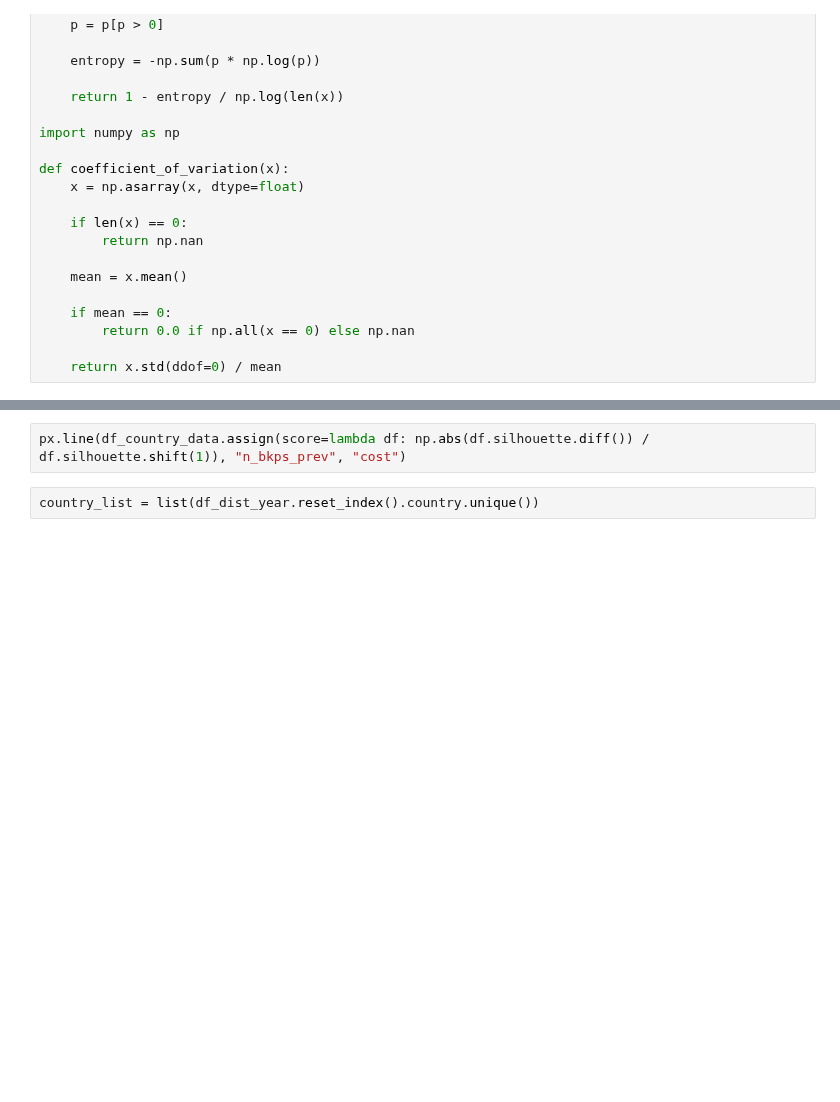
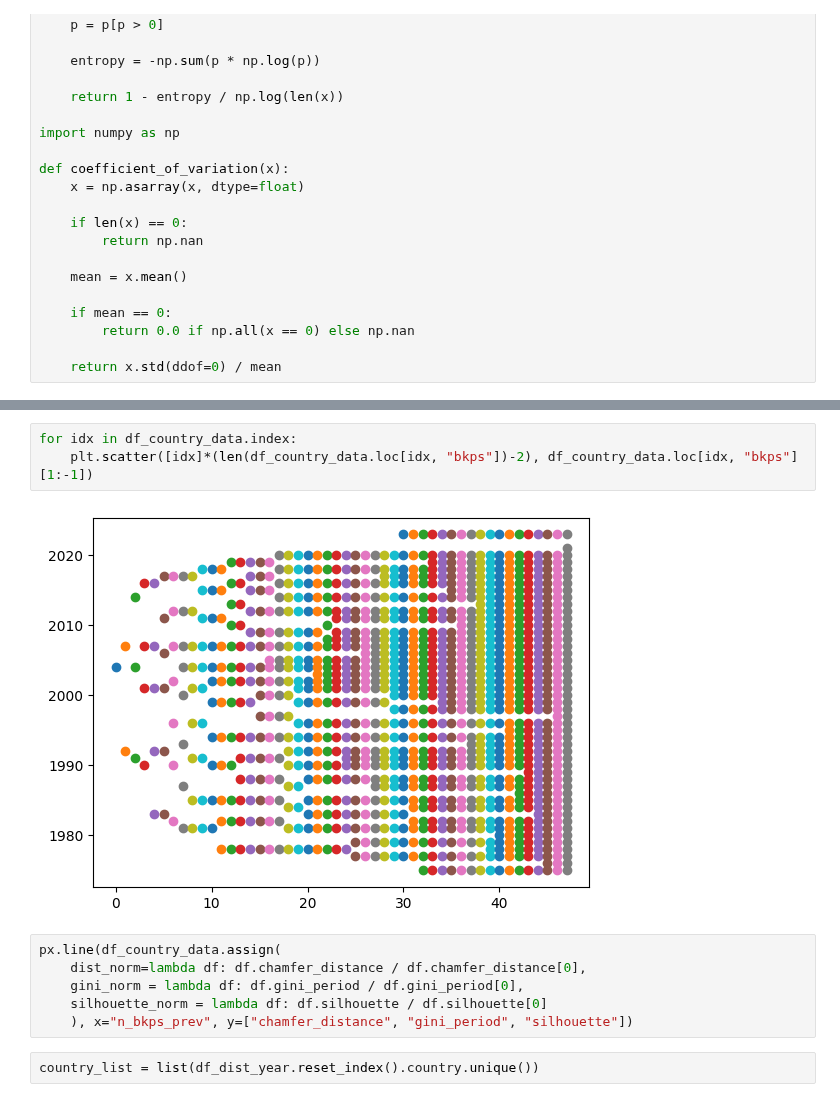
Before and after one commit to irivorobey/geoTopics, a Jupyter notebook: irina_clean/tipping_points_by_country.ipynb, the cells around one changed output, grey strips where cells are left out. Cells and saved outputs as stored; diff of their text form; blank space fills up the shorter version.

```diff
--- a/irina_clean/tipping_points_by_country.ipynb
+++ b/irina_clean/tipping_points_by_country.ipynb
@@ -504,5 +504,14 @@ df_country_data = get_country_data(country, algo, year_list_active, K, df_dist_t
-# %%
-px.line(df_country_data.assign(score=lambda df: np.abs(df.silhouette.diff()) / df.silhouette.shift(1)), "n_bkps_prev", "cost")
+# %%
+for idx in df_country_data.index:
+    plt.scatter([idx]*(len(df_country_data.loc[idx, "bkps"])-2), df_country_data.loc[idx, "bkps"][1:-1])
+# %% [output]
+[figure, added]
+# %%
+px.line(df_country_data.assign(
+    dist_norm=lambda df: df.chamfer_distance / df.chamfer_distance[0],
+    gini_norm = lambda df: df.gini_period / df.gini_period[0],
+    silhouette_norm = lambda df: df.silhouette / df.silhouette[0]
+    ), x="n_bkps_prev", y=["chamfer_distance", "gini_period", "silhouette"])
 # %%
 country_list = list(df_dist_year.reset_index().country.unique())
 # %%
```
Also changed, not shown: parts of 5 cells of this notebook.
